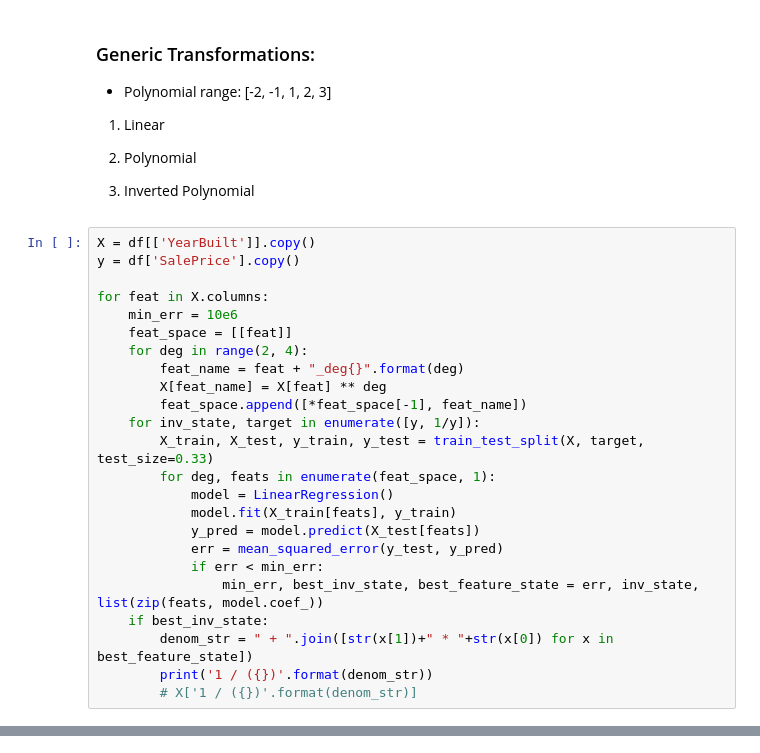
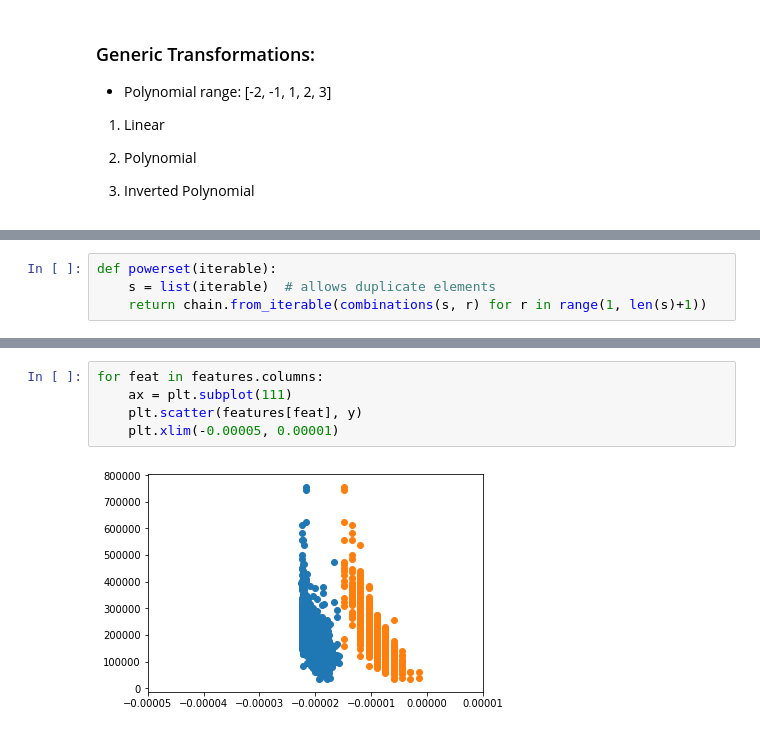
Before and after one commit to oliverfoster27/LRFEPipeline, a Jupyter notebook: Investigation.ipynb, the cells around one changed output, grey strips where cells are left out. Cells and saved outputs as stored; diff of their text form.

Commit message:
Created first pass in script format

```diff
--- a/Investigation.ipynb
+++ b/Investigation.ipynb
@@ -47,27 +56,3 @@ plt.scatter(df['YearBuilt'], df['SalePrice'])
 2) Polynomial
 
 3) Inverted Polynomial
-# %%
-X = df[['YearBuilt']].copy()
-y = df['SalePrice'].copy()
-
-for feat in X.columns:
-    min_err = 10e6
-    feat_space = [[feat]]
-    for deg in range(2, 4):
-        feat_name = feat + "_deg{}".format(deg)
-        X[feat_name] = X[feat] ** deg
-        feat_space.append([*feat_space[-1], feat_name])
-    for inv_state, target in enumerate([y, 1/y]):
-        X_train, X_test, y_train, y_test = train_test_split(X, target, test_size=0.33)
-        for deg, feats in enumerate(feat_space, 1):
-            model = LinearRegression()
-            model.fit(X_train[feats], y_train)
-            y_pred = model.predict(X_test[feats])
-            err = mean_squared_error(y_test, y_pred)
-            if err < min_err:
-                min_err, best_inv_state, best_feature_state = err, inv_state, list(zip(feats, model.coef_))
-    if best_inv_state:
-        denom_str = " + ".join([str(x[1])+" * "+str(x[0]) for x in best_feature_state])
-        print('1 / ({})'.format(denom_str))
-        # X['1 / ({})'.format(denom_str)]
@@ -75,0 +59,4 @@ for feat in X.columns:
+# %%
+def powerset(iterable):
+    s = list(iterable)  # allows duplicate elements
+    return chain.from_iterable(combinations(s, r) for r in range(1, len(s)+1))
@@ -75,0 +179,7 @@ for feat in X.columns:
+# %%
+for feat in features.columns:
+    ax = plt.subplot(111)
+    plt.scatter(features[feat], y)
+    plt.xlim(-0.00005, 0.00001)
+# %% [output]
+[figure, added]
```
Also changed, not shown: parts of 11 cells of this notebook, 1 other file.
